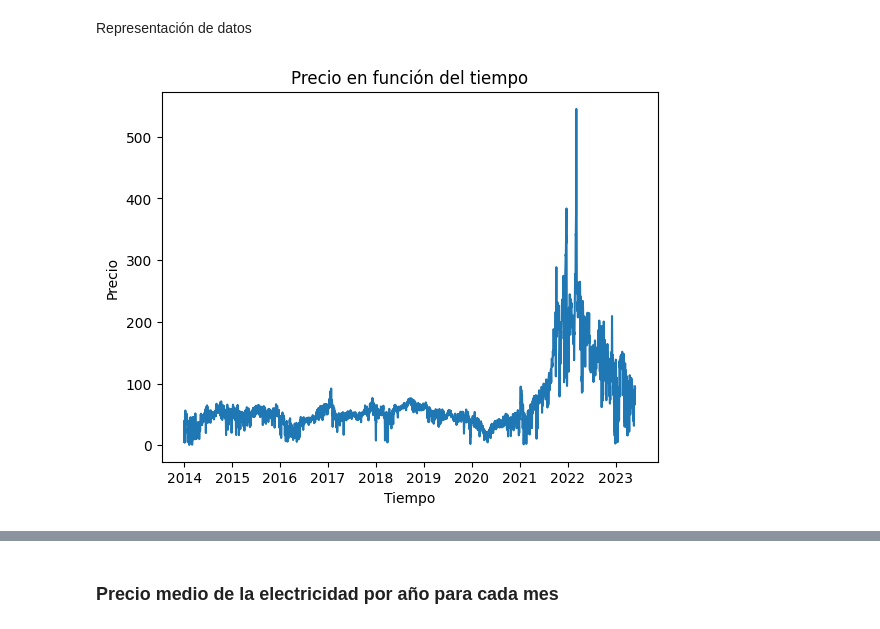
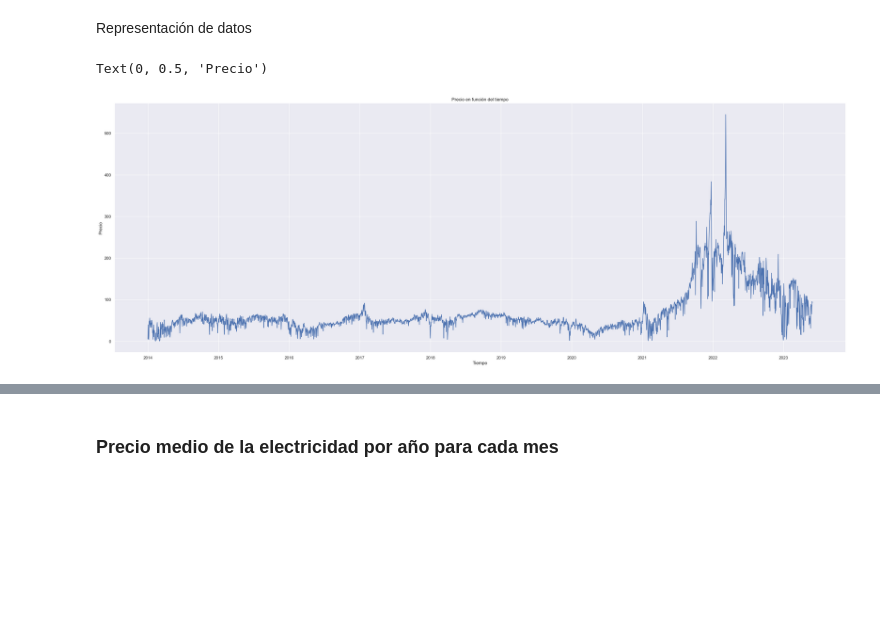
Before and after one commit to carolinariveraa/proyecto_final, a Jupyter notebook: days_2014-2023.ipynb, the cells around one changed output, grey strips where cells are left out. Cells and saved outputs as stored; diff of their text form; code cells hidden in the pictures; blank space fills up the shorter version.

```diff
--- a/days_2014-2023.ipynb
+++ b/days_2014-2023.ipynb
@@ -162,12 +150,14 @@ df[df['weekend']==1];
 # %% [markdown]
 Representación de datos
 # %%
+sns.set_style("darkgrid")
+fig = plt.figure(figsize=(35,12))
+
 sns.lineplot(x=df['datetime'], y=df['value'])
 
 plt.title('Precio en función del tiempo')
 plt.xlabel('Tiempo')
 plt.ylabel('Precio')
-
-plt.show()
 # %% [output]
+Text(0, 0.5, 'Precio')
-[figure, old version]
+[figure, new version]
```
Also changed, not shown: parts of 12 cells of this notebook, 3 other files.
